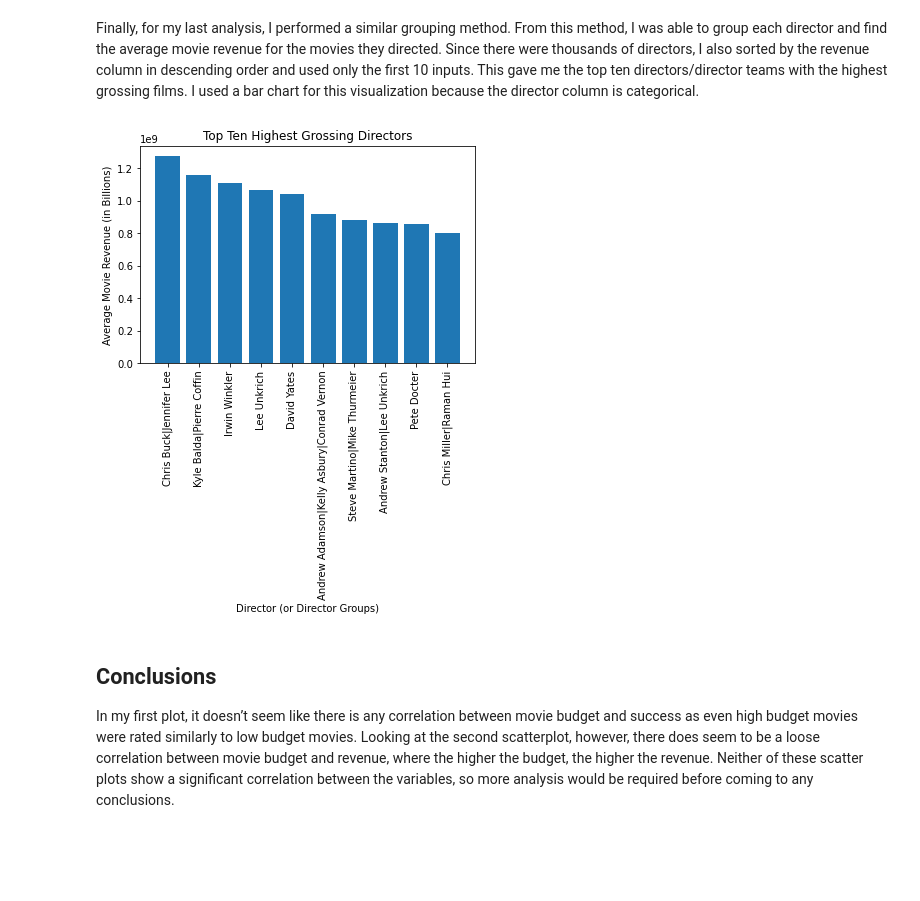
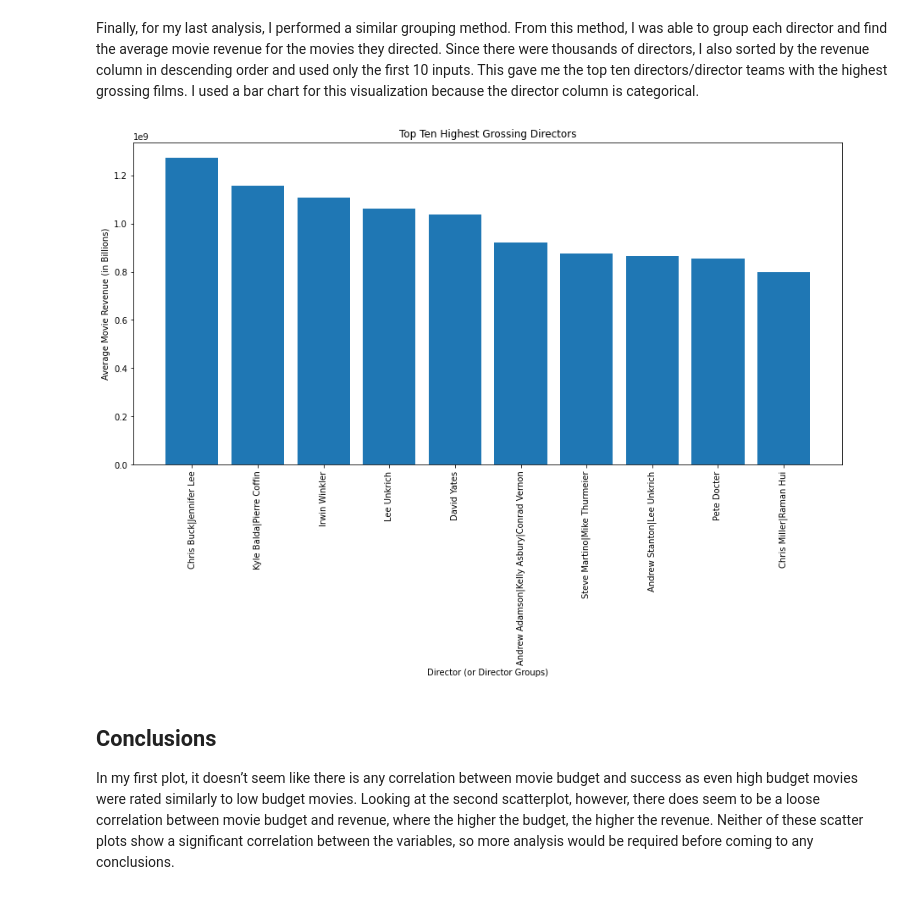
Before and after one commit to jordansmazza/Movie-Database-Analysis, a Jupyter notebook: Project 2.ipynb, the cells around one changed output. Drawn from its saved outputs; the diff is of its cells as text; code cells hidden in the pictures; blank space fills up the shorter version.

Commit message:
style: polish plots

```diff
--- a/Project 2.ipynb
+++ b/Project 2.ipynb
@@ -223,15 +206,16 @@ Finally, for my last analysis, I performed a similar grouping method. From this
 # %%
 director_rev = df.groupby('director', as_index=False)['revenue'].mean().sort_values('revenue', ascending=False)
 director_rev = director_rev.head(10)
 
-plt.bar(x=director_rev['director'], height=director_rev['revenue'])
-plt.xticks(rotation='vertical')
+plt.figure(figsize=[15,7])
+plt.bar(data=director_rev, x='director', height='revenue')
+plt.xticks(rotation=90)
 plt.xlabel('Director (or Director Groups)')
 plt.ylabel('Average Movie Revenue (in Billions)')
 plt.title('Top Ten Highest Grossing Directors')
 plt.show()
 # %% [output]
-[figure, old version]
+[figure, new version]
 # %% [markdown]
 ## Conclusions
 
```
Also changed, not shown: parts of 10 cells of this notebook.
